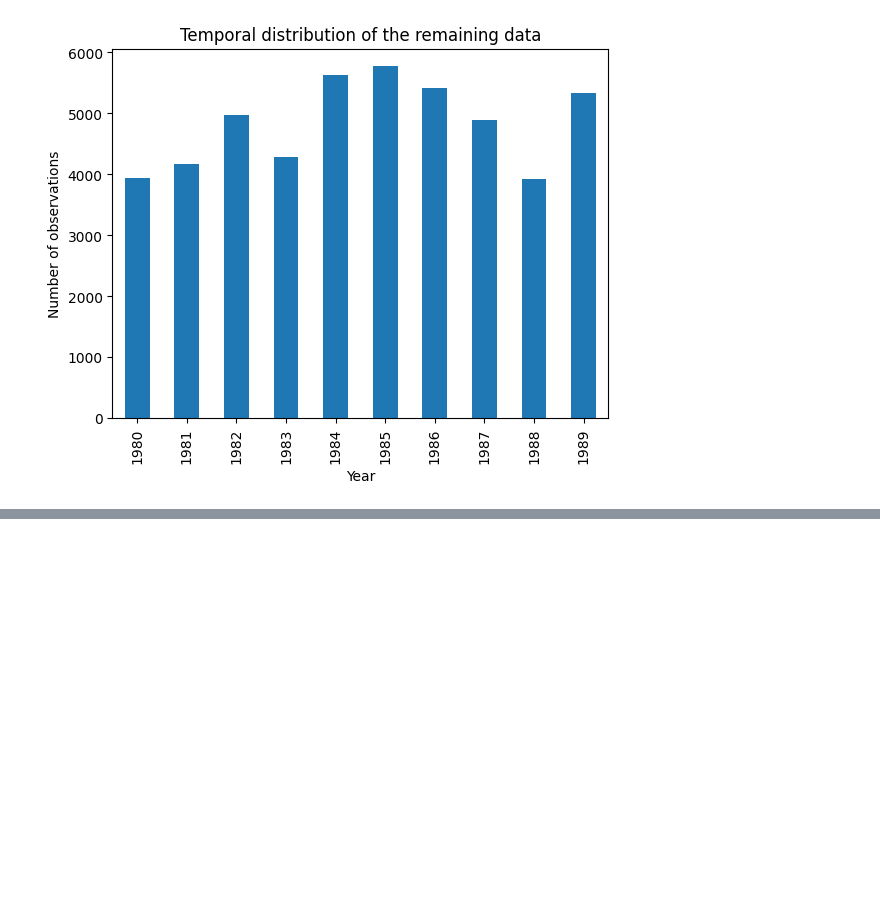
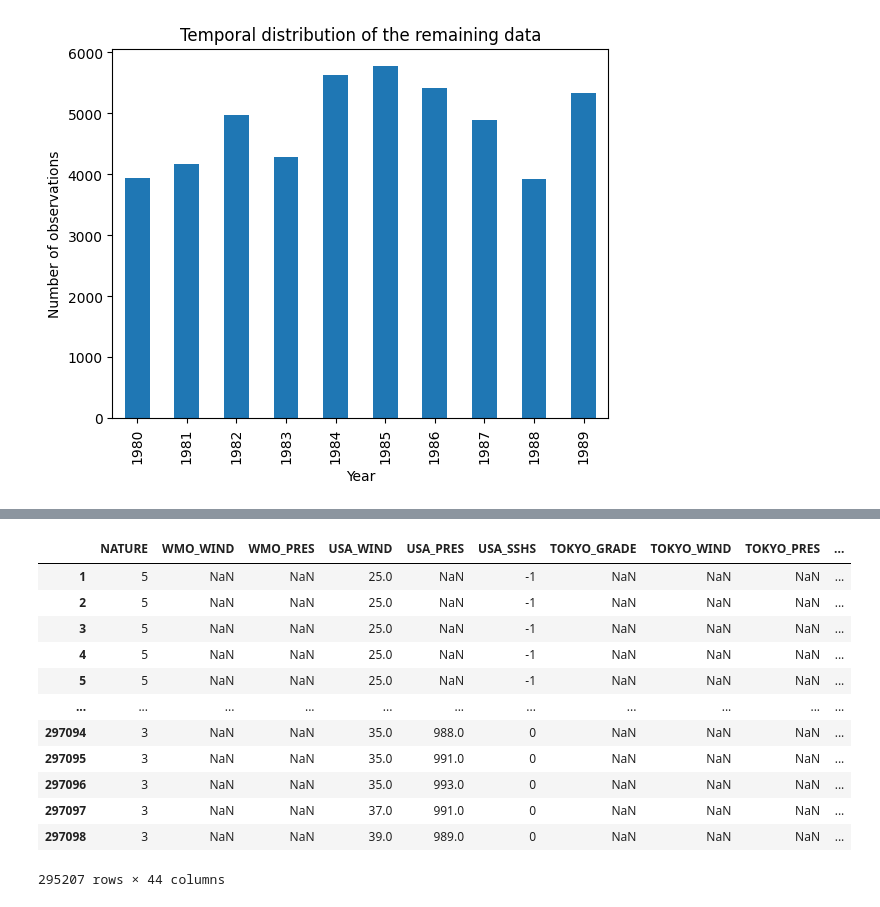
Before and after one commit to PaulVial/TropicalStormsPrediction, a Jupyter notebook: data_exploration.ipynb, the cells around one changed output, grey strips where cells are left out. Cells and saved outputs as stored; diff of their text form; code cells hidden in the pictures; blank space fills up the shorter version.

```diff
--- a/data_exploration.ipynb
+++ b/data_exploration.ipynb
@@ -309,0 +637,16 @@ Colonnes à encoder : Index(['SID', 'SEASON', 'NAME', 'ISO_TIME', 'NATURE', 'LAT
+# %%
+df_le
+# %% [output]
+|  | NATURE | WMO_WIND | WMO_PRES | USA_WIND | USA_PRES | USA_SSHS | TOKYO_GRADE | TOKYO_WIND | TOKYO_PRES | ... |
+| 1 | 5 | NaN | NaN | 25.0 | NaN | -1 | NaN | NaN | NaN | ... |
+| 2 | 5 | NaN | NaN | 25.0 | NaN | -1 | NaN | NaN | NaN | ... |
+| 3 | 5 | NaN | NaN | 25.0 | NaN | -1 | NaN | NaN | NaN | ... |
+| 4 | 5 | NaN | NaN | 25.0 | NaN | -1 | NaN | NaN | NaN | ... |
+| 5 | 5 | NaN | NaN | 25.0 | NaN | -1 | NaN | NaN | NaN | ... |
+| ... | ... | ... | ... | ... | ... | ... | ... | ... | ... | ... |
+| 297094 | 3 | NaN | NaN | 35.0 | 988.0 | 0 | NaN | NaN | NaN | ... |
+| 297095 | 3 | NaN | NaN | 35.0 | 991.0 | 0 | NaN | NaN | NaN | ... |
+| 297096 | 3 | NaN | NaN | 35.0 | 993.0 | 0 | NaN | NaN | NaN | ... |
+| 297097 | 3 | NaN | NaN | 37.0 | 991.0 | 0 | NaN | NaN | NaN | ... |
+| 297098 | 3 | NaN | NaN | 39.0 | 989.0 | 0 | NaN | NaN | NaN | ... |
+295207 rows × 44 columns
```
Also changed, not shown: parts of 81 cells of this notebook.
